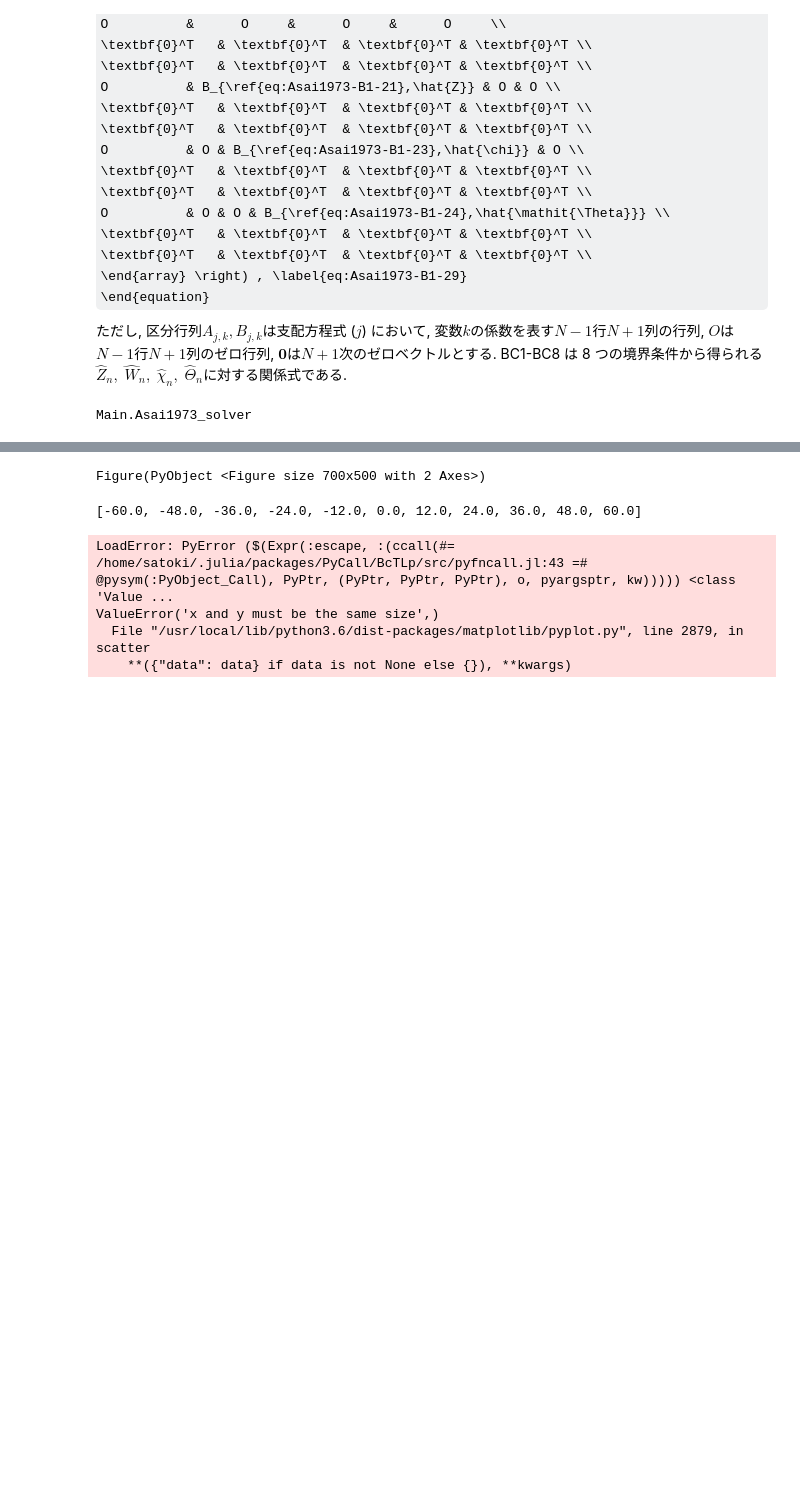
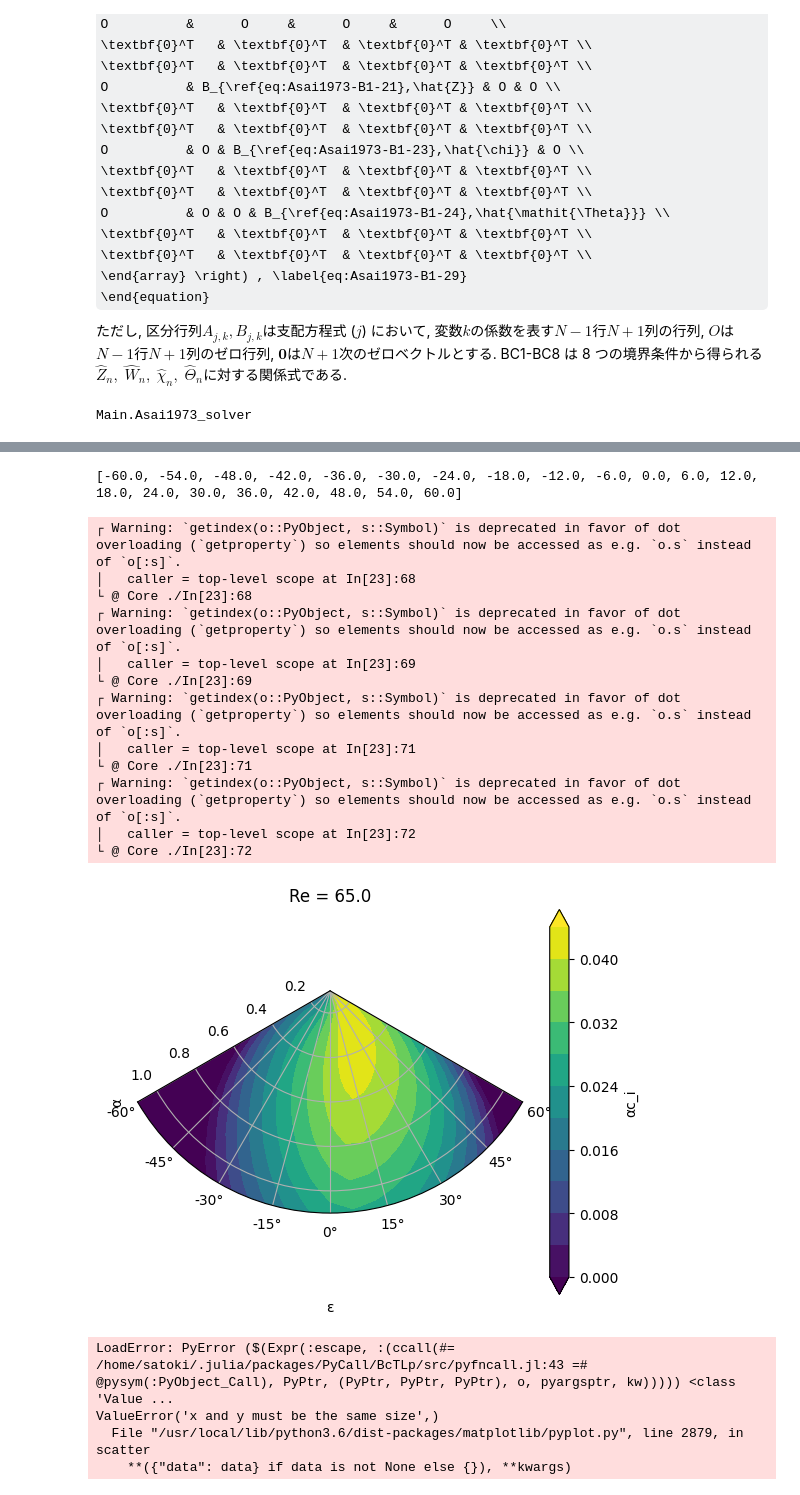
Before and after one commit to tomonori-93/julia, a Jupyter notebook: Lilly1966/Asai73OSE_solver_Chebyshev_v1.6.ipynb, the cells around one changed output, grey strips where cells are left out. Saved outputs shown, nothing was run; the diff lists cells and outputs as text; code cells hidden in the pictures; some formulas as TeX source; blank space fills up the shorter version.

```diff
--- a/Lilly1966/Asai73OSE_solver_Chebyshev_v1.6.ipynb
+++ b/Lilly1966/Asai73OSE_solver_Chebyshev_v1.6.ipynb
@@ -111,11 +111,11 @@ using FFTW
 
 export full_EQ_set, basic_flow_P2T
 
-function full_EQ_set( kx_in, ky_in, Re_in, Ri_in, Pr_in, z_top, β, N_in )
+function full_EQ_set( k_in, ε_in, Re_in, Ri_in, Pr_in, z_top, β, N_in )
 # Solve the complete set of the equations (2.25)-(2.28) in Asai & Nakasuji (1973)
     #-- arguments input:
-    # kx_in: wavenumber for x-direction [non-dim,Vector{Float64}]
-    # ky_in: wavenumber for y-direction [non-dim,Vector{Float64}]
+    # k_in: wavenumber for y-direction [non-dim,Vector{Float64}]
+    # ε_in: angle [degree,Vector{Float64}]
     # Re_in: Reinolds number [non-dim,Vector{Float64}]
     # Ri_in: Richardson number [non-dim,Vector{Float64}]
     # Pr_in: Prandtl number [non-dim,Vector{Float64}]
@@ -127,8 +127,8 @@ function full_EQ_set( kx_in, ky_in, Re_in, Ri_in, Pr_in, z_top, β, N_in )
 
     # set parameters
     d2r = π / 180.0  # degree to radian
-    na = size(kx_in)[1]
-    ne = size(ky_in)[1]
+    nk = size(k_in)[1]
+    ne = size(ε_in)[1]
     nr = size(Re_in)[1]
     N = N_in
     Ncal = N + 1
@@ -139,7 +139,7 @@ function full_EQ_set( kx_in, ky_in, Re_in, Ri_in, Pr_in, z_top, β, N_in )
     G2_inv = 1.0 / G2
 
     # initialize variables and matrix
-    c_out = reshape(zeros(Complex{Float64},na,ne,nr),na,ne,nr)
+    c_out = reshape(zeros(Complex{Float64},nk,ne,nr),nk,ne,nr)
 
     # initialize working arrays
     # A: non-lambda coefficients, B: lambda coefficients
@@ -203,13 +203,13 @@ function full_EQ_set( kx_in, ky_in, Re_in, Ri_in, Pr_in, z_top, β, N_in )
     end
     #println("Nemax = ", Nemax, ", Nomax = ", Nomax)
 
-    #-- Start loops for varying parameters (α, ε, Re)
+    #-- Start loops for varying parameters (k, ε, Re)
     for k in 1:nr
         for j in 1:ne
-            for i in 1:na
-                kx = kx_in[i]
-                ky = ky_in[j]
-                ε = - atan(kx, ky)
+            for i in 1:nk
+                kx = k_in[i] * tan(- ε_in[j] * d2r)
+                ky = k_in[i]
+                println("check k", kx, ", ", ky, ", ", k_in[i])
                 Re = Re_in[k]
                 Ri = Ri_in[k]
                 Pr = Pr_in[k]
@@ -536,14 +584,14 @@ using PyPlot
 rc("font", family="IPAPGothic")
 fig = figure("pyplot_majorminor",figsize=(7,5))
 
-nx = na + 1
+nx = nk + 1
 ny = ne + 1
 
 xax = reshape(zeros(nx,ny),nx,ny)
 yax = reshape(zeros(nx,ny),nx,ny)
 
 for i in 1:nx
-    xax[i,1:ny] .= α[i]  # xmin + (xmax-xmin) * (i-1) / (nx-1)
+    xax[i,1:ny] .= ky[i]  # xmin + (xmax-xmin) * (i-1) / (nx-1)
 end
 for i in 1:ny
     yax[1:nx,i] .= ε[i]  # ymin + (ymax-ymin) * (i-1) / (ny-1)
@@ -555,10 +603,10 @@ shade_val = reshape(zeros(nx,ny),nx,ny)
 
 println(yax[1,1:ny])
 
-for i in nr:nr#div(nr,2)-1:div(nr,2)+1
-    cont_val = real.(c_full[1:nx,1:ny,i])
+for i in 2:2#div(nr,2)-1:div(nr,2)+1
+    cont_val = imag.(c_full[1:nx,1:ny,i])
     for j in 1:ny
-        shade_val[1:nx,j] = α[1:nx] .* imag.(c_full[1:nx,j,i])
+        shade_val[1:nx,j] = real.(c_full[1:nx,j,i])
     end
     ##cp = contour(xax[1:nx,1:ny], yax[1:nx,1:ny], shade_val[1:nx,1:ny], 8, levels=[-0.01, -0.005, -0.003, -0.002, -0.001, -0.0005, 0.0, 0.0005, 0.001, 0.002, 0.003, 0.005, 0.01])
     #cp = contourf(xax[1:nx,1:ny], yax[1:nx,1:ny], shade_val[1:nx,1:ny], 9, levels=[-0.05, -0.025, -0.01, -0.005, 0.0, 0.005, 0.01, 0.025, 0.05], cmap=ColorMap("viridis"), extend="both")
@@ -575,37 +623,50 @@ for i in nr:nr#div(nr,2)-1:div(nr,2)+1
 #########################
 #  Set tick dimensions  #
 #########################
 #ax.xaxis.set_tick_params(which="major",length=5,width=2,labelsize=10)
 #ax.xaxis.set_tick_params(which="minor",length=5,width=2)
 
 #fig = plt.figure()
 ax = fig.add_subplot(111, projection="polar")
 #ρ = LinRange(0., 7, 200)
 #θ = LinRange(-π/2, π/2, 180)
 #funp(ρ,θ) =  sin(2ρ) * cos(θ)
 #pc = contourf(θ, ρ, funp.(ρ,θ'))
 
 yax[1,1:ny] .= (π/180.0) .* ε[1:ny]
-pc = contourf(yax[1,1:ny], xax[1:nx,1], shade_val, 8, levels=[0.0, 0.004, 0.008, 0.012, 0.016, 0.020, 0.024, 0.028, 0.032], cmap=ColorMap("viridis"), extend="both")
-#pc = pcolormesh(yax[1,1:ne]', xax[1:na,1], shade_val')
+pc = contourf(yax[1,1:ny], xax[1:nx,1], shade_val, 11, levels=[0.0, 0.004, 0.008, 0.012, 0.016, 0.020, 0.024, 0.028, 0.032, 0.036, 0.040, 0.044], cmap=ColorMap("viridis"), extend="both")
+#pc = contourf(yax[1,1:ny], xax[1:nx,1], shade_val, 8, cmap=ColorMap("viridis"), extend="both")
+#pc = pcolormesh(yax[1,1:ny]', xax[1:nx,1], shade_val')
 #pc = contour(yax[1,1:ne], xax[1:na,1], cont_val)
 cbar = plt.colorbar(pc)
 cbar.set_label("αc_i")
 ax.set_thetamin(-60) # set the limits
 ax.set_thetamax(60)
 ax[:grid](true)
 ax[:set_theta_zero_location]("S")
 plt.title("Re = $(Re[i])")
 ax[:set_xlabel]("ε")
 ax[:set_ylabel]("α")
 fig.canvas.draw() # Update the figure
 gcf() # Needed for IJulia to plot inline
 savefig("test.png")
 
 end
 # %% [output]
-Figure(PyObject <Figure size 700x500 with 2 Axes>)
+[-60.0, -54.0, -48.0, -42.0, -36.0, -30.0, -24.0, -18.0, -12.0, -6.0, 0.0, 6.0, 12.0, 18.0, 24.0, 30.0, 36.0, 42.0, 48.0, 54.0, 60.0]
-[-60.0, -48.0, -36.0, -24.0, -12.0, 0.0, 12.0, 24.0, 36.0, 48.0, 60.0]
+┌ Warning: `getindex(o::PyObject, s::Symbol)` is deprecated in favor of dot overloading (`getproperty`) so elements should now be accessed as e.g. `o.s` instead of `o[:s]`.
+│   caller = top-level scope at In[23]:68
+└ @ Core ./In[23]:68
+┌ Warning: `getindex(o::PyObject, s::Symbol)` is deprecated in favor of dot overloading (`getproperty`) so elements should now be accessed as e.g. `o.s` instead of `o[:s]`.
+│   caller = top-level scope at In[23]:69
+└ @ Core ./In[23]:69
+┌ Warning: `getindex(o::PyObject, s::Symbol)` is deprecated in favor of dot overloading (`getproperty`) so elements should now be accessed as e.g. `o.s` instead of `o[:s]`.
+│   caller = top-level scope at In[23]:71
+└ @ Core ./In[23]:71
+┌ Warning: `getindex(o::PyObject, s::Symbol)` is deprecated in favor of dot overloading (`getproperty`) so elements should now be accessed as e.g. `o.s` instead of `o[:s]`.
+│   caller = top-level scope at In[23]:72
+└ @ Core ./In[23]:72
+[figure, added]
 # %%
 # 基本場のチェビシェフ展開整合性チェック (function basic_flow_P2T)
 # チェビシェフ展開への FFT の利用は石岡 (2004) に従う.
```
Also changed, not shown: parts of 1 cell of this notebook.
